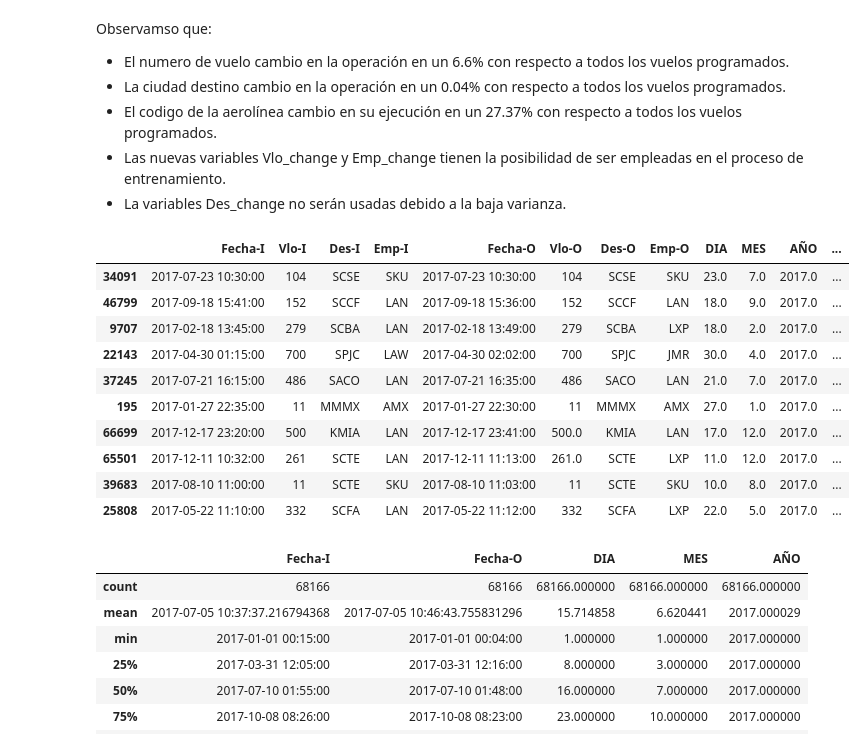
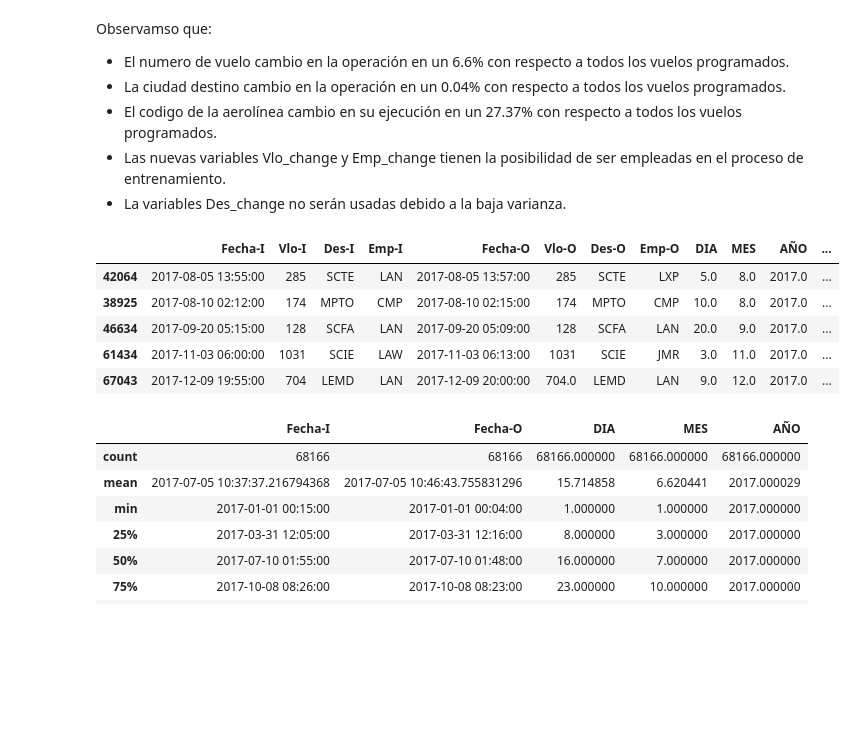
Before and after one commit to frandak2/latam_airlines, a Jupyter notebook: notebooks/1.0-fmh-initial-data-exploration.ipynb, the cells around one changed output. Saved outputs shown, nothing was run; the diff lists cells and outputs as text; code cells hidden in the pictures; blank space fills up the shorter version.

```diff
--- a/notebooks/1.0-fmh-initial-data-exploration.ipynb
+++ b/notebooks/1.0-fmh-initial-data-exploration.ipynb
@@ -134,0 +147,7 @@ dataset_SCL.to_csv(path.data_interim_dir('modify_data.csv'), index=False)
+# %%
+# Crea dataset .csv
+# dataset_SCL.to_csv(path.data_interim_dir('modify_data.csv'), index=False)
+
+# Lee dataset corregido
+dataset_SCL = pd.read_csv(path.data_interim_dir('modify_data.csv'), low_memory=False)
+dataset_SCL.info()
@@ -176,19 +213,14 @@ Observamso que:
 # Eliminamos columna con baja varianza
 dataset_SCL.drop(columns= 'Des_change', inplace=True)
 # %%
-dataset_SCL.sample(10)
+dataset_SCL.sample(5)
 # %% [output]
 |  | Fecha-I | Vlo-I | Des-I | Emp-I | Fecha-O | Vlo-O | Des-O | Emp-O | DIA | MES | AÑO | ... |
-| 34091 | 2017-07-23 10:30:00 | 104 | SCSE | SKU | 2017-07-23 10:30:00 | 104 | SCSE | SKU | 23.0 | 7.0 | 2017.0 | ... |
-| 46799 | 2017-09-18 15:41:00 | 152 | SCCF | LAN | 2017-09-18 15:36:00 | 152 | SCCF | LAN | 18.0 | 9.0 | 2017.0 | ... |
-| 9707 | 2017-02-18 13:45:00 | 279 | SCBA | LAN | 2017-02-18 13:49:00 | 279 | SCBA | LXP | 18.0 | 2.0 | 2017.0 | ... |
-| 22143 | 2017-04-30 01:15:00 | 700 | SPJC | LAW | 2017-04-30 02:02:00 | 700 | SPJC | JMR | 30.0 | 4.0 | 2017.0 | ... |
-| 37245 | 2017-07-21 16:15:00 | 486 | SACO | LAN | 2017-07-21 16:35:00 | 486 | SACO | LAN | 21.0 | 7.0 | 2017.0 | ... |
-| 195 | 2017-01-27 22:35:00 | 11 | MMMX | AMX | 2017-01-27 22:30:00 | 11 | MMMX | AMX | 27.0 | 1.0 | 2017.0 | ... |
-| 66699 | 2017-12-17 23:20:00 | 500 | KMIA | LAN | 2017-12-17 23:41:00 | 500.0 | KMIA | LAN | 17.0 | 12.0 | 2017.0 | ... |
-| 65501 | 2017-12-11 10:32:00 | 261 | SCTE | LAN | 2017-12-11 11:13:00 | 261.0 | SCTE | LXP | 11.0 | 12.0 | 2017.0 | ... |
-| 39683 | 2017-08-10 11:00:00 | 11 | SCTE | SKU | 2017-08-10 11:03:00 | 11 | SCTE | SKU | 10.0 | 8.0 | 2017.0 | ... |
-| 25808 | 2017-05-22 11:10:00 | 332 | SCFA | LAN | 2017-05-22 11:12:00 | 332 | SCFA | LXP | 22.0 | 5.0 | 2017.0 | ... |
+| 42064 | 2017-08-05 13:55:00 | 285 | SCTE | LAN | 2017-08-05 13:57:00 | 285 | SCTE | LXP | 5.0 | 8.0 | 2017.0 | ... |
+| 38925 | 2017-08-10 02:12:00 | 174 | MPTO | CMP | 2017-08-10 02:15:00 | 174 | MPTO | CMP | 10.0 | 8.0 | 2017.0 | ... |
+| 46634 | 2017-09-20 05:15:00 | 128 | SCFA | LAN | 2017-09-20 05:09:00 | 128 | SCFA | LAN | 20.0 | 9.0 | 2017.0 | ... |
+| 61434 | 2017-11-03 06:00:00 | 1031 | SCIE | LAW | 2017-11-03 06:13:00 | 1031 | SCIE | JMR | 3.0 | 11.0 | 2017.0 | ... |
+| 67043 | 2017-12-09 19:55:00 | 704 | LEMD | LAN | 2017-12-09 20:00:00 | 704.0 | LEMD | LAN | 9.0 | 12.0 | 2017.0 | ... |
 # %%
 #Cambiamos el formato a fecha
 cols_date = ['Fecha-I','Fecha-O']
```
Also changed, not shown: parts of 45 cells of this notebook, 3 other files.
